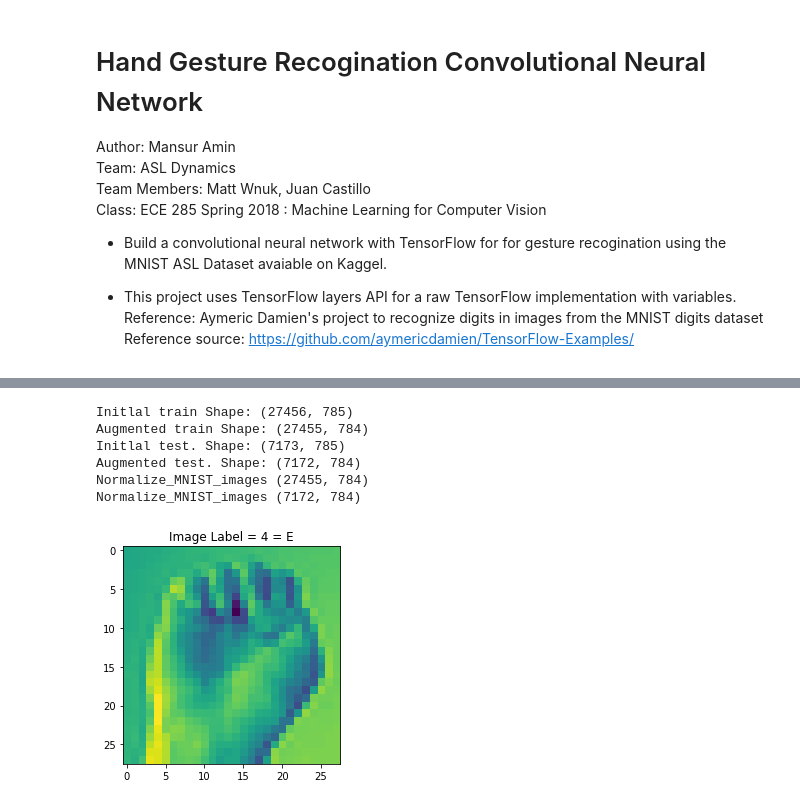
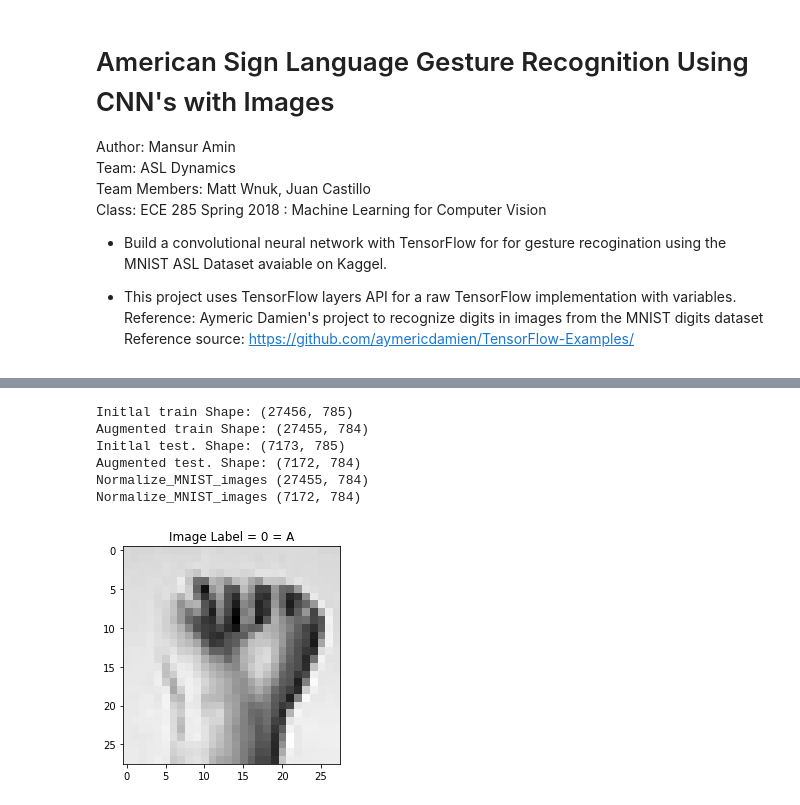
Before and after one commit to wnukmat/ASL_Gesture_Recognition, a Jupyter notebook: src/cnn_asl_mnist.ipynb, the cells around one changed output, grey strips where cells are left out. Cells and saved outputs as stored; diff of their text form; code cells hidden in the pictures.

```diff
--- a/src/cnn_asl_mnist.ipynb
+++ b/src/cnn_asl_mnist.ipynb
@@ -1,5 +1,5 @@
 # %% [markdown]
-# Hand Gesture Recogination Convolutional Neural Network
+# American Sign Language Gesture Recognition Using CNN's with Images
 
 Author:       Mansur Amin <br>
 Team:         ASL Dynamics <br>
@@ -50,11 +50,11 @@ def read_data(path) :
         j = j+1
     myfile.close()
 
-    print('Initlal', path[49:54], 'Shape:', read_lines.shape)
+    print('Initlal', path[63:68], 'Shape:', read_lines.shape)
     read_lines = np.delete(read_lines,0,0) # remove pixel labels row from frost row
     labels = read_lines[:,0]
     read_lines = np.delete(read_lines,0,1) # remove labels from first collumn
-    print('Augmented', path[49:54], 'Shape:', read_lines.shape)
+    print('Augmented', path[63:68], 'Shape:', read_lines.shape)
     return read_lines,labels.astype(np.int16) # .reshape(len(labels),1)
 
 #####################################################################
@@ -67,7 +67,7 @@ def vis_data(dat_vec,dat_lbl) :
     lbl_map = ['A','B','C','D','E','F','G','H','I','J','K','L','M','N','O','P','Q','R','S','T','U','V','W','X','Y','Z']
     dat_mat = dat_vec.reshape(28,28)
     plt.title('Image Label = ' + str(dat_lbl) + ' = ' + lbl_map[dat_lbl])
-    plt.imshow(dat_mat)
+    plt.imshow(dat_mat, cmap='gray')
 
 #####################################################################
 # def normalize_MNIST_images(x) :
@@ -90,9 +90,9 @@ def normalize_MNIST_images(x,max_x, diff) :
 # train_path = '/Users/mansuramin/Desktop/ECE_285_ML/data/sign_mnist_train.csv'
 # test_path = '/Users/mansuramin/Desktop/ECE_285_ML/data/sign_mnist_test.csv'
 ####################################################################
-# Linux Server Path
-train_path = '/datasets/home/56/256/maamin/asl_data/sign_mnist_train.csv'
-test_path = '/datasets/home/56/256/maamin/asl_data/sign_mnist_test.csv'
+# ieng6 Server Path
+train_path = '/datasets/ee285s-public/KaggleASL/Kaggle_ASL_Images/sign_mnist_train.csv'
+test_path = '/datasets/ee285s-public/KaggleASL/Kaggle_ASL_Images/sign_mnist_test.csv'
 ####################################################################
 # Load data from path
 xtrain,ltrain = read_data(train_path)
@@ -107,10 +107,6 @@ xtrain = xtrain.astype(np.float32)
 ltrain = ltrain.astype(np.uint8)
 xtest = xtest.astype(np.float32)
 ltest = ltest.astype(np.uint8)
-####################################################################
-# Visualize an image as test
-indx = 10240
-vis_data(xtrain[indx,:],ltrain[indx])
 # %% [output]
 Initlal train Shape: (27456, 785)
 Augmented train Shape: (27455, 784)
@@ -118,4 +114,10 @@ Initlal test. Shape: (7173, 785)
 Augmented test. Shape: (7172, 784)
 Normalize_MNIST_images (27455, 784)
 Normalize_MNIST_images (7172, 784)
-[figure, removed]
+# %%
+####################################################################
+# Visualize a train image A
+indx = 46
+vis_data(xtrain[indx,:],ltrain[indx])
+# %% [output]
+[figure, added]
```
Also changed, not shown: parts of 12 cells of this notebook, 1 other file.
